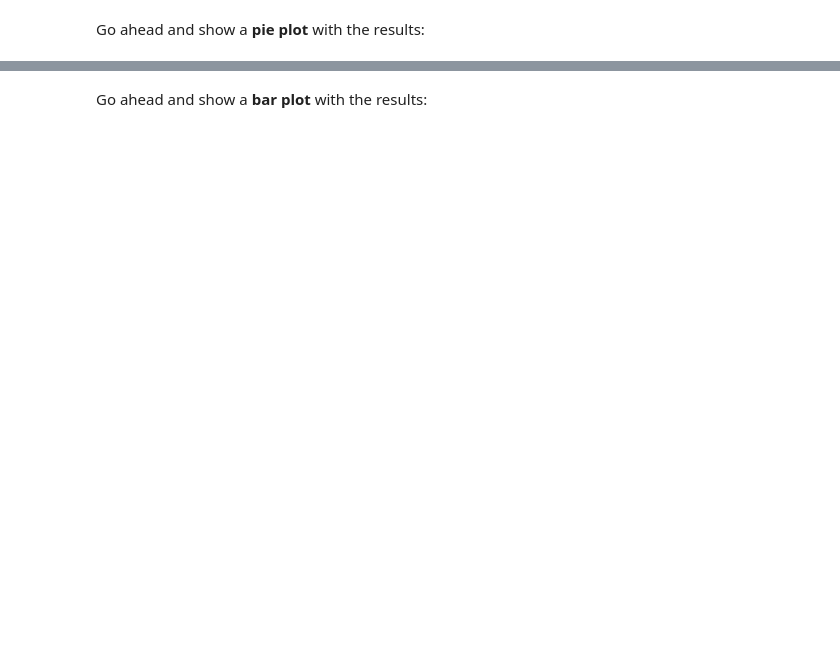
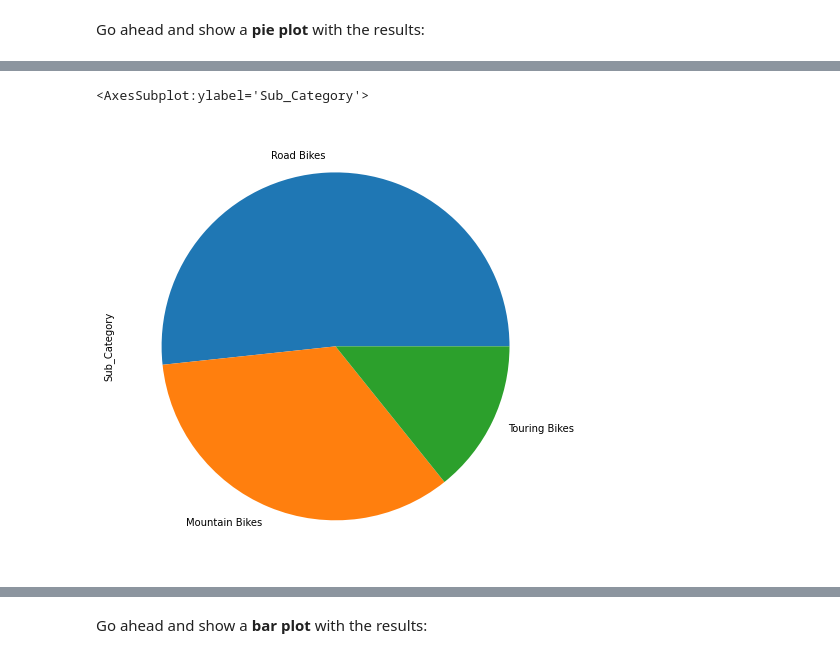
Before and after one commit to tokoth/FreeCodeCamp-Pandas-Real-Life-Example, a Jupyter notebook: Exercises_1.ipynb, the cells around one changed output, grey strips where cells are left out. Saved outputs shown, nothing was run; the diff lists cells and outputs as text; code cells hidden in the pictures; blank space fills up the shorter version.

```diff
--- a/Exercises_1.ipynb
+++ b/Exercises_1.ipynb
@@ -273,0 +436,5 @@ sales['Product_Category'].value_counts().plot(kind='pie', figsize=(6,6))
+# %%
+Bikes.plot(kind='pie', figsize=(8,8))
+# %% [output]
+<AxesSubplot:ylabel='Sub_Category'>
+[figure, added]
```
Also changed, not shown: parts of 43 cells of this notebook.
